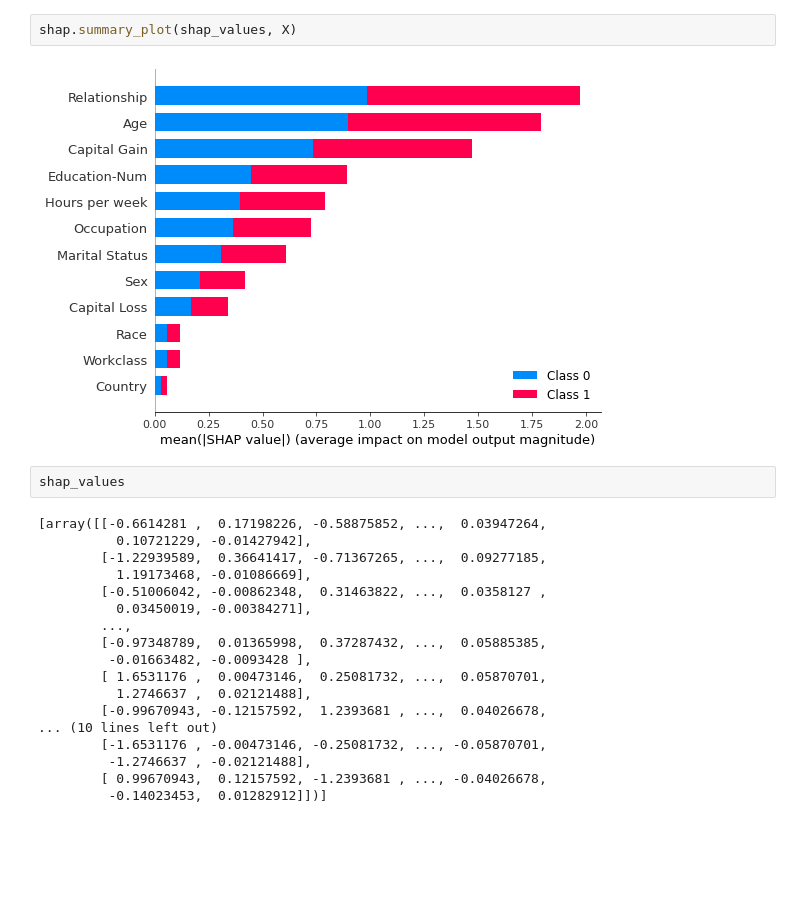
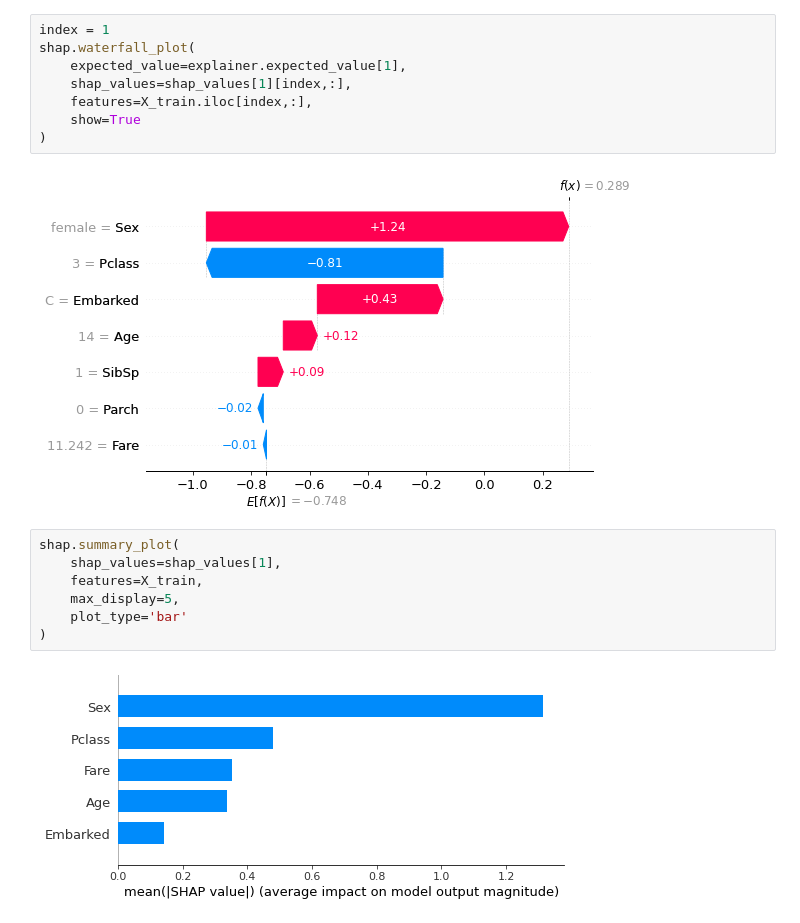
Before and after one commit to yuyafukuchi/ML_experiment, a Jupyter notebook: SHAP/main.ipynb, the cells around one changed output. Drawn from its saved outputs; the diff is of its cells as text; blank space fills up the shorter version.

```diff
--- a/SHAP/main.ipynb
+++ b/SHAP/main.ipynb
@@ -49,26 +131,21 @@ shap.force_plot(explainer.expected_value[1], shap_values[1][0,:], X_display.iloc
 # %% [output]
 [interactive output not drawn]
-# %%
-shap.summary_plot(shap_values, X)
-# %% [output]
-[figure, removed]
-# %%
-shap_values
-# %% [output]
-[array([[-0.6614281 ,  0.17198226, -0.58875852, ...,  0.03947264,
-          0.10721229, -0.01427942],
-        [-1.22939589,  0.36641417, -0.71367265, ...,  0.09277185,
-          1.19173468, -0.01086669],
-        [-0.51006042, -0.00862348,  0.31463822, ...,  0.0358127 ,
-          0.03450019, -0.00384271],
-        ...,
-        [-0.97348789,  0.01365998,  0.37287432, ...,  0.05885385,
-         -0.01663482, -0.0093428 ],
-        [ 1.6531176 ,  0.00473146,  0.25081732, ...,  0.05870701,
-          1.2746637 ,  0.02121488],
-        [-0.99670943, -0.12157592,  1.2393681 , ...,  0.04026678,
-... (10 lines left out)
-        [-1.6531176 , -0.00473146, -0.25081732, ..., -0.05870701,
-         -1.2746637 , -0.02121488],
-        [ 0.99670943,  0.12157592, -1.2393681 , ..., -0.04026678,
-         -0.14023453,  0.01282912]])]
+# %%
+index = 1
+shap.waterfall_plot(
+    expected_value=explainer.expected_value[1],
+    shap_values=shap_values[1][index,:],
+    features=X_train.iloc[index,:],
+    show=True
+)
+# %% [output]
+[figure, added]
+# %%
+shap.summary_plot(
+    shap_values=shap_values[1],
+    features=X_train,
+    max_display=5,
+    plot_type='bar'
+)
+# %% [output]
+[figure, added]
```
Also changed, not shown: parts of 20 cells of this notebook.
